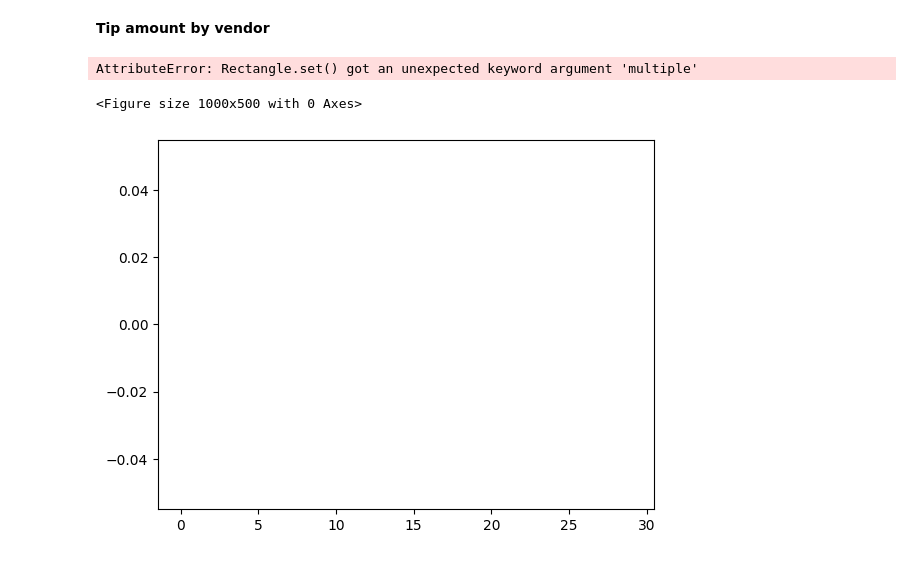
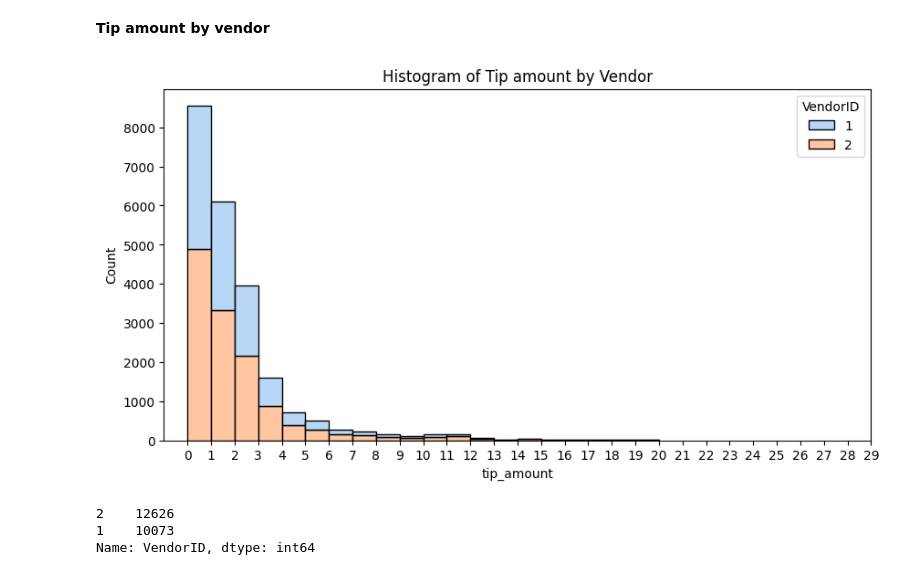
Before and after one commit to RhuthK/PROJECTS, a Jupyter notebook: Automatidata Fare Estiamtion Project/Fare_Estimation_Project(LOCAL).ipynb, the cells around one changed output. Drawn from its saved outputs; the diff is of its cells as text; code cells hidden in the pictures.

```diff
--- a/Automatidata Fare Estiamtion Project/Fare_Estimation_Project(LOCAL).ipynb
+++ b/Automatidata Fare Estiamtion Project/Fare_Estimation_Project(LOCAL).ipynb
@@ -380,14 +380,21 @@ plt.show()
 <b>Tip amount by vendor</b>
 # %%
 plt.figure(figsize=(10,5))
-ax=df.plot(kind='hist',
-       x='tip_amount',
-       bins=range(0,30,1),
-       multiple='stack')
-
+ax=sns.histplot(data=df,
+                x='tip_amount',
+                hue='VendorID',
+                bins=range(0,21,1),
+               palette='pastel',
+               multiple='stack')
+ax.set_xticks(range(0,30,1))
+ax.set_xticklabels(range(0,30,1))
 plt.title('Histogram of Tip amount by Vendor')
 plt.show()
 # %% [output]
-AttributeError: Rectangle.set() got an unexpected keyword argument 'multiple'
-<Figure size 1000x500 with 0 Axes>
-[figure, old version]
+[figure, new version]
+# %%
+df.VendorID.value_counts()
+# %% [output]
+2    12626
+1    10073
+Name: VendorID, dtype: int64
```
Also changed, not shown: parts of 6 cells of this notebook.
